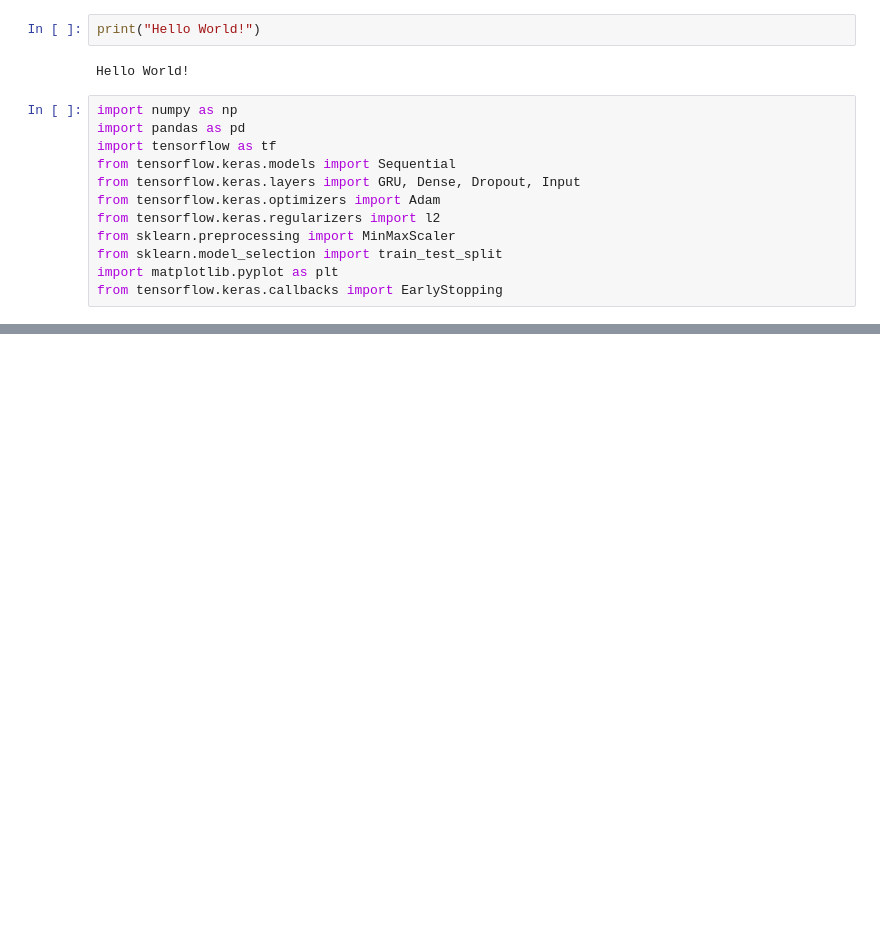
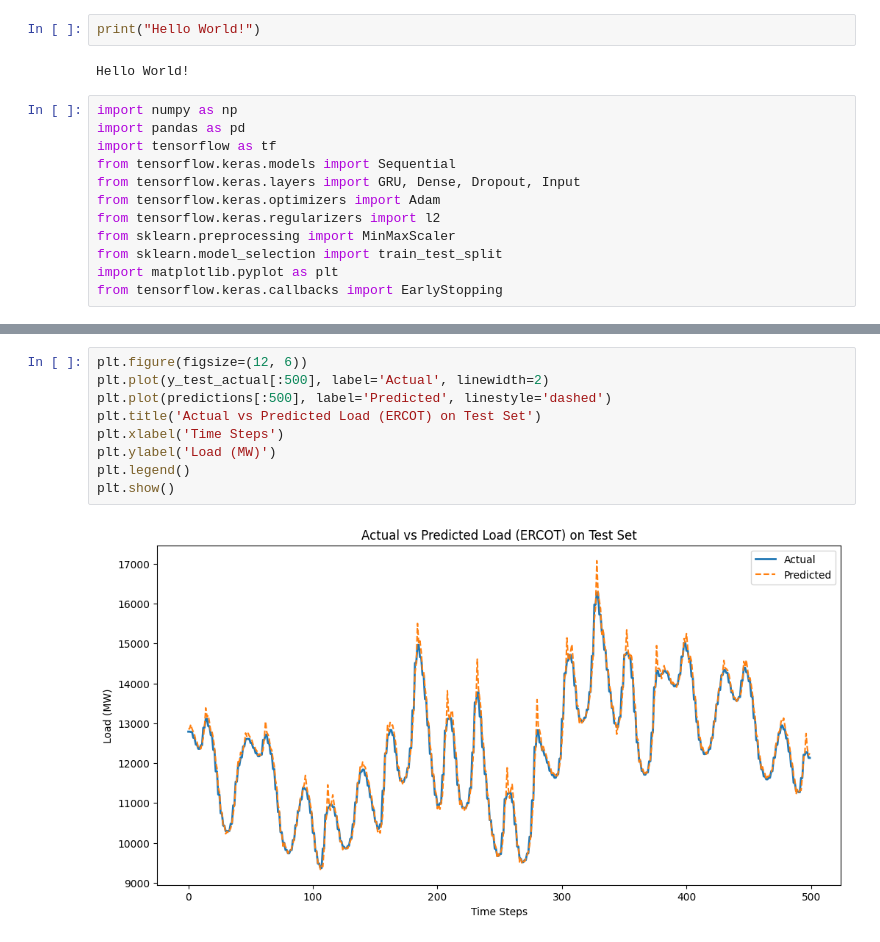
Before and after one commit to Mohsin-424/Load-Prediction, a Jupyter notebook: Mohsin2.ipynb, the cells around one changed output, grey strips where cells are left out. Cells and saved outputs as stored; diff of their text form; blank space fills up the shorter version.

```diff
--- a/Mohsin2.ipynb
+++ b/Mohsin2.ipynb
@@ -273,0 +869,11 @@ KeyError: '2015'
+# %%
+plt.figure(figsize=(12, 6))
+plt.plot(y_test_actual[:500], label='Actual', linewidth=2)
+plt.plot(predictions[:500], label='Predicted', linestyle='dashed')
+plt.title('Actual vs Predicted Load (ERCOT) on Test Set')
+plt.xlabel('Time Steps')
+plt.ylabel('Load (MW)')
+plt.legend()
+plt.show()
+# %% [output]
+[figure, added]
```
Also changed, not shown: parts of 20 cells of this notebook, 1 other file.
